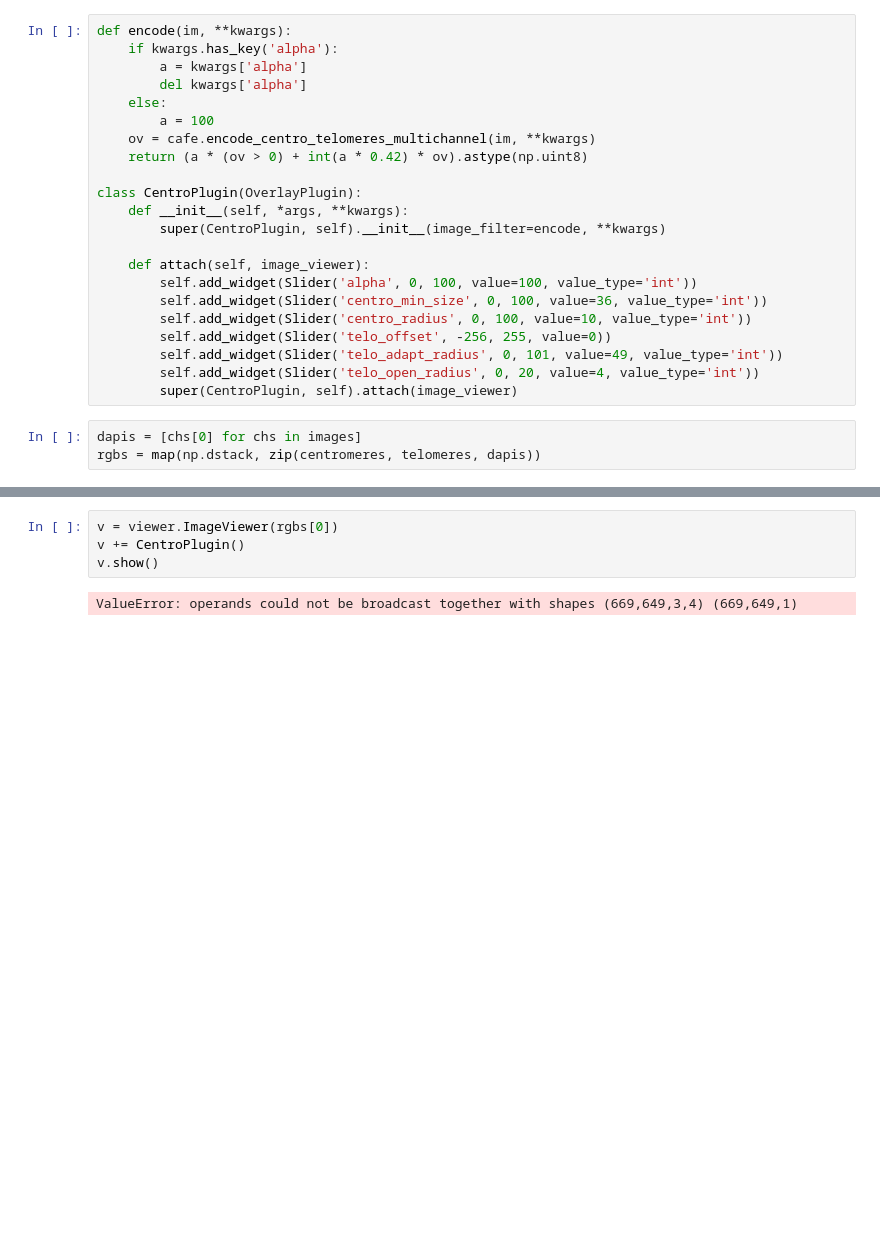
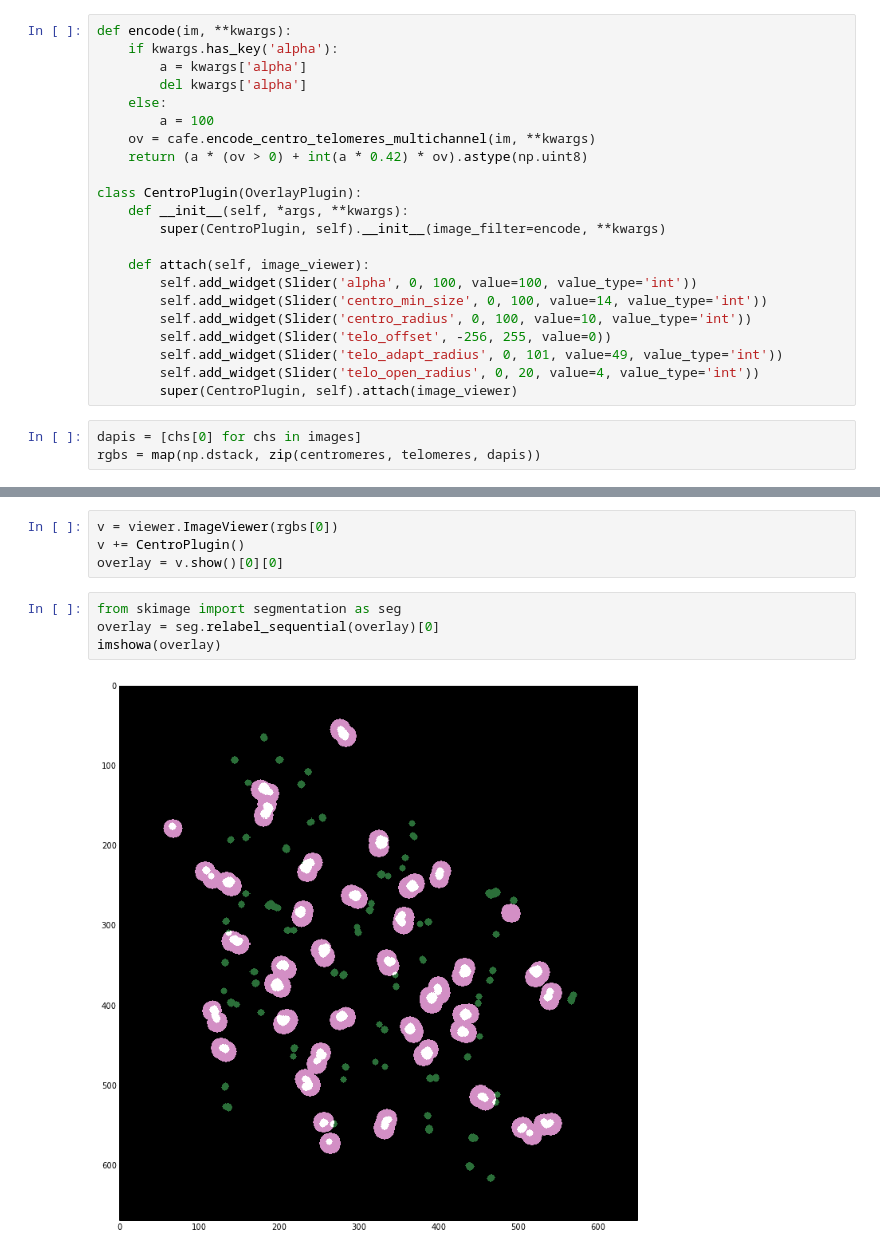
Before and after one commit to jni/notebooks, a Jupyter notebook: Quantifying telomeric protein.ipynb, the cells around one changed output, grey strips where cells are left out. Cells and saved outputs as stored; diff of their text form; blank space fills up the shorter version.

```diff
--- a/Quantifying telomeric protein.ipynb
+++ b/Quantifying telomeric protein.ipynb
@@ -118,7 +118,7 @@ class CentroPlugin(OverlayPlugin):
 
     def attach(self, image_viewer):
         self.add_widget(Slider('alpha', 0, 100, value=100, value_type='int'))
-        self.add_widget(Slider('centro_min_size', 0, 100, value=36, value_type='int'))
+        self.add_widget(Slider('centro_min_size', 0, 100, value=14, value_type='int'))
         self.add_widget(Slider('centro_radius', 0, 100, value=10, value_type='int'))
         self.add_widget(Slider('telo_offset', -256, 255, value=0))
         self.add_widget(Slider('telo_adapt_radius', 0, 101, value=49, value_type='int'))
@@ -134,6 +134,10 @@ reload(cafe)
 # %%
 v = viewer.ImageViewer(rgbs[0])
 v += CentroPlugin()
-v.show()
+overlay = v.show()[0][0]
-# %% [output]
-ValueError: operands could not be broadcast together with shapes (669,649,3,4) (669,649,1)
+# %%
+from skimage import segmentation as seg
+overlay = seg.relabel_sequential(overlay)[0]
+imshowa(overlay)
+# %% [output]
+[figure, added]
```
Also changed, not shown: parts of 4 cells of this notebook.
